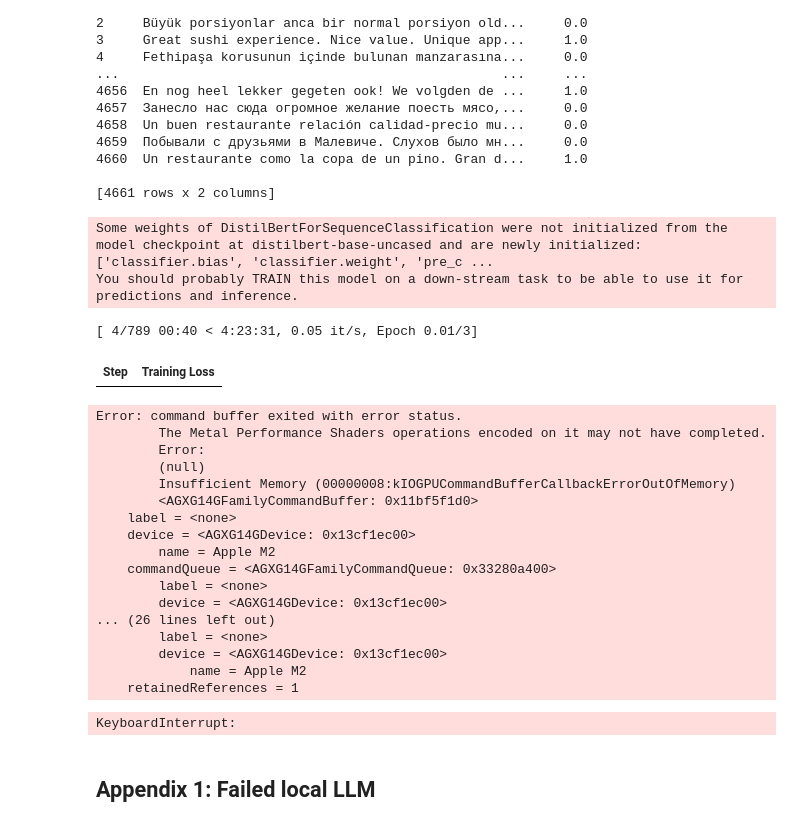
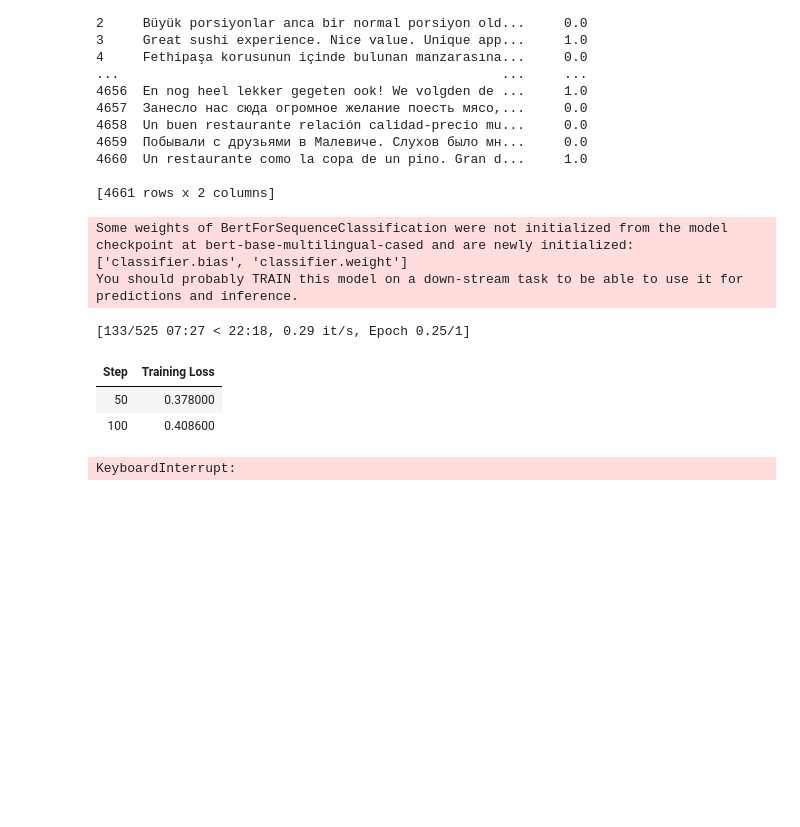
Before and after one commit to targetsm/google_reviews_sentiment, a Jupyter notebook: notebook.ipynb, the cells around one changed output. Cells and saved outputs as stored; diff of their text form; code cells hidden in the pictures; blank space fills up the shorter version.

Commit message:
Bert finetuning and LLM final output

```diff
--- a/notebook.ipynb
+++ b/notebook.ipynb
@@ -1011,6 +654,5 @@ Successfully installed datasets-4.0.0 dill-0.3.8 multiprocess-0.70.16 pyarrow-21
 # %%
 from datasets import Dataset
-import math
 
 # Load IMDb dataset
 data_bert = semval_df[['review','food_sentiment']].copy()
@@ -1021,9 +663,12 @@ dataset = Dataset.from_pandas(data_bert)
 dataset = dataset.train_test_split(test_size=0.1)
 
 from transformers import AutoTokenizer
+from transformers import BertTokenizer, BertModel
+tokenizer = BertTokenizer.from_pretrained('bert-base-multilingual-cased', token='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')
+#model = BertModel.from_pretrained("bert-base-multilingual-cased")
 
 # Load the tokenizer for a pretrained BERT model
-tokenizer = AutoTokenizer.from_pretrained("distilbert-base-uncased", token='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')
+#tokenizer = AutoTokenizer.from_pretrained("bert-base-mulitlingual-cased", token='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')
 
 def tokenize_function(examples):
     return tokenizer(examples["text"], padding="max_length", truncation=True)
@@ -1046,56 +691,40 @@ tokenized_datasets = dataset.map(tokenize_function, batched=True)
 [4661 rows x 2 columns]
 # %%
 from transformers import AutoModelForSequenceClassification
-model = AutoModelForSequenceClassification.from_pretrained("distilbert-base-uncased", num_labels=1, token='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')
+model = AutoModelForSequenceClassification.from_pretrained('bert-base-multilingual-cased', num_labels=1, token='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')
 model.resize_token_embeddings(len(tokenizer))
 
 from transformers import TrainingArguments, Trainer
 
 def compute_metrics(eval_pred):
     predictions, labels = eval_pred
     rmse = mean_squared_error(labels, predictions, squared=False)
     return {"rmse": rmse}
 
 training_args = TrainingArguments(output_dir="test_trainer",
-                                  logging_strategy="epoch",
-                                  per_device_train_batch_size=16,
-                                  per_device_eval_batch_size=16,
-                                  num_train_epochs=3,
+                                  logging_strategy="steps",
+                                  logging_steps=50,
+                                  per_device_train_batch_size=8,
+                                  per_device_eval_batch_size=4,
+                                  num_train_epochs=1,
                                   save_total_limit = 2,
                                   save_strategy = 'no',
                                   load_best_model_at_end=False
                                   )
 
-trainer = Trainer(
+trainer_food = Trainer(
     model=model,
     args=training_args,
     train_dataset=tokenized_datasets["train"],
     eval_dataset=tokenized_datasets["test"],
     compute_metrics=compute_metrics
 )
-trainer.train()
+trainer_food.train()
 # %% [output]
-Some weights of DistilBertForSequenceClassification were not initialized from the model checkpoint at distilbert-base-uncased and are newly initialized: ['classifier.bias', 'classifier.weight', 'pre_c ...
+Some weights of BertForSequenceClassification were not initialized from the model checkpoint at bert-base-multilingual-cased and are newly initialized: ['classifier.bias', 'classifier.weight']
 You should probably TRAIN this model on a down-stream task to be able to use it for predictions and inference.
-[ 4/789 00:40 < 4:23:31, 0.05 it/s, Epoch 0.01/3]
+[133/525 07:27 < 22:18, 0.29 it/s, Epoch 0.25/1]
 | Step | Training Loss |
+| 50 | 0.378000 |
+| 100 | 0.408600 |
-Error: command buffer exited with error status.
-        The Metal Performance Shaders operations encoded on it may not have completed.
-        Error:
-        (null)
-        Insufficient Memory (00000008:kIOGPUCommandBufferCallbackErrorOutOfMemory)
-        <AGXG14GFamilyCommandBuffer: 0x11bf5f1d0>
-    label = <none>
-    device = <AGXG14GDevice: 0x13cf1ec00>
-        name = Apple M2
-    commandQueue = <AGXG14GFamilyCommandQueue: 0x33280a400>
-        label = <none>
-        device = <AGXG14GDevice: 0x13cf1ec00>
-... (26 lines left out)
-        label = <none>
-        device = <AGXG14GDevice: 0x13cf1ec00>
-            name = Apple M2
-    retainedReferences = 1
+KeyboardInterrupt:
-KeyboardInterrupt:
-# %% [markdown]
-## Appendix 1: Failed local LLM
```
Also changed, not shown: parts of 33 cells of this notebook, 3 other files.
